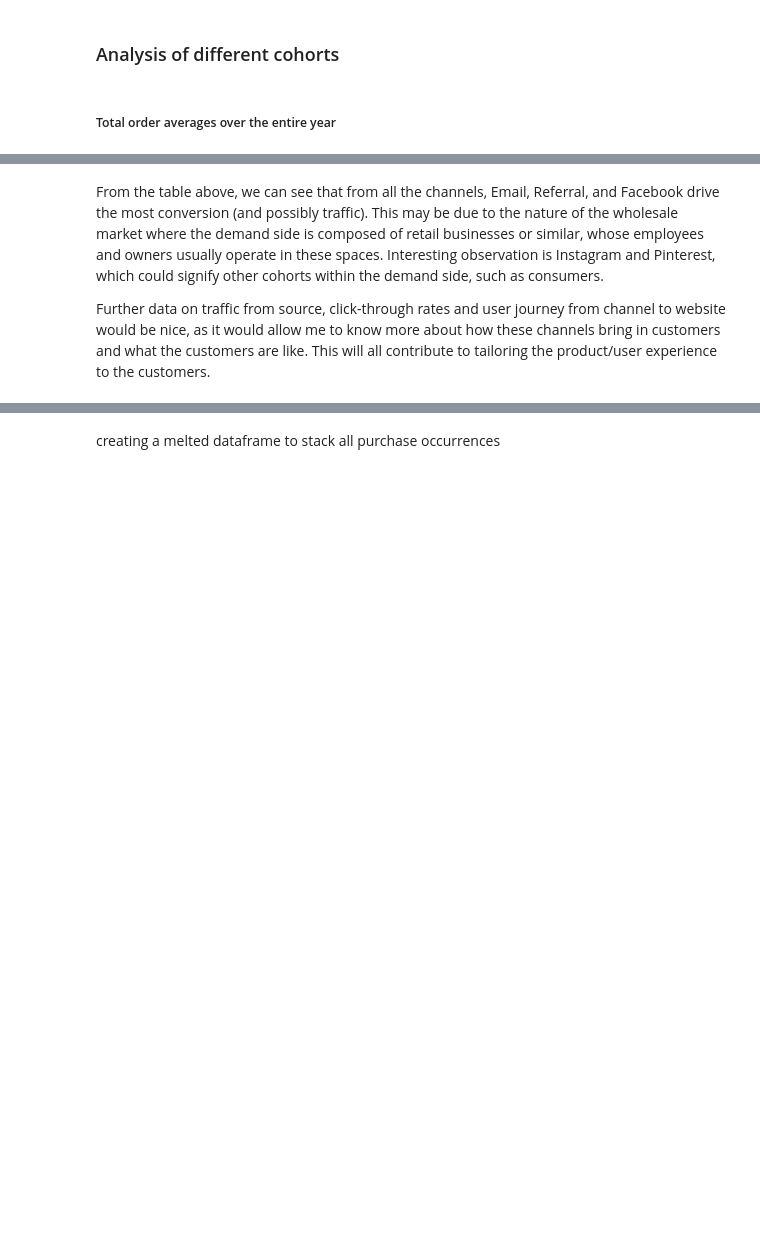
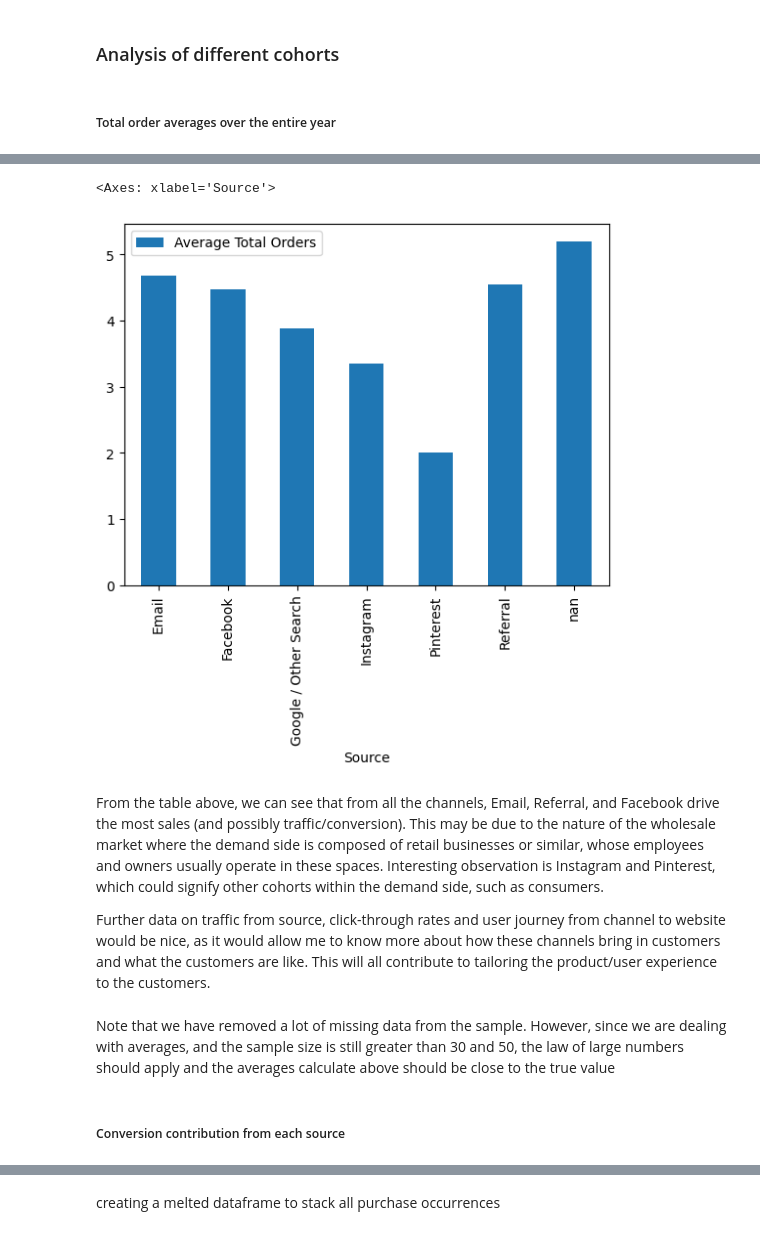
Before and after one commit to Pavat1X/case-study-interview, a Jupyter notebook: task_two.ipynb, the cells around one changed output, grey strips where cells are left out. Saved outputs shown, nothing was run; the diff lists cells and outputs as text; code cells hidden in the pictures; blank space fills up the shorter version.

```diff
--- a/task_two.ipynb
+++ b/task_two.ipynb
@@ -81,7 +68,16 @@ data_mean[['Total Orders', 'Source']].groupby('Source').mean()
 | Pinterest | 2.000000 |
 | Referral | 4.554054 |
 | nan | 5.200000 |
+# %%
+data_mean_show.plot.bar()
+# %% [output]
+<Axes: xlabel='Source'>
+[figure, added]
 # %% [markdown]
-From the table above, we can see that from all the channels, Email, Referral, and Facebook drive the most conversion (and possibly traffic). This may be due to the nature of the wholesale market where the demand side is composed of retail businesses or similar, whose employees and owners usually operate in these spaces. Interesting observation is Instagram and Pinterest, which could signify other cohorts within the demand side, such as consumers.
+From the table above, we can see that from all the channels, Email, Referral, and Facebook drive the most sales (and possibly traffic/conversion). This may be due to the nature of the wholesale market where the demand side is composed of retail businesses or similar, whose employees and owners usually operate in these spaces. Interesting observation is Instagram and Pinterest, which could signify other cohorts within the demand side, such as consumers.
 
 Further data on traffic from source, click-through rates and user journey from channel to website would be nice, as it would allow me to know more about how these channels bring in customers and what the customers are like. This will all contribute to tailoring the product/user experience to the customers.
+# %% [markdown]
+Note that we have removed a lot of missing data from the sample. However, since we are dealing with averages, and the sample size is still greater than 30 and 50, the law of large numbers should apply and the averages calculate above should be close to the true value
+# %% [markdown]
+##### Conversion contribution from each source
```
Also changed, not shown: parts of 23 cells of this notebook.
